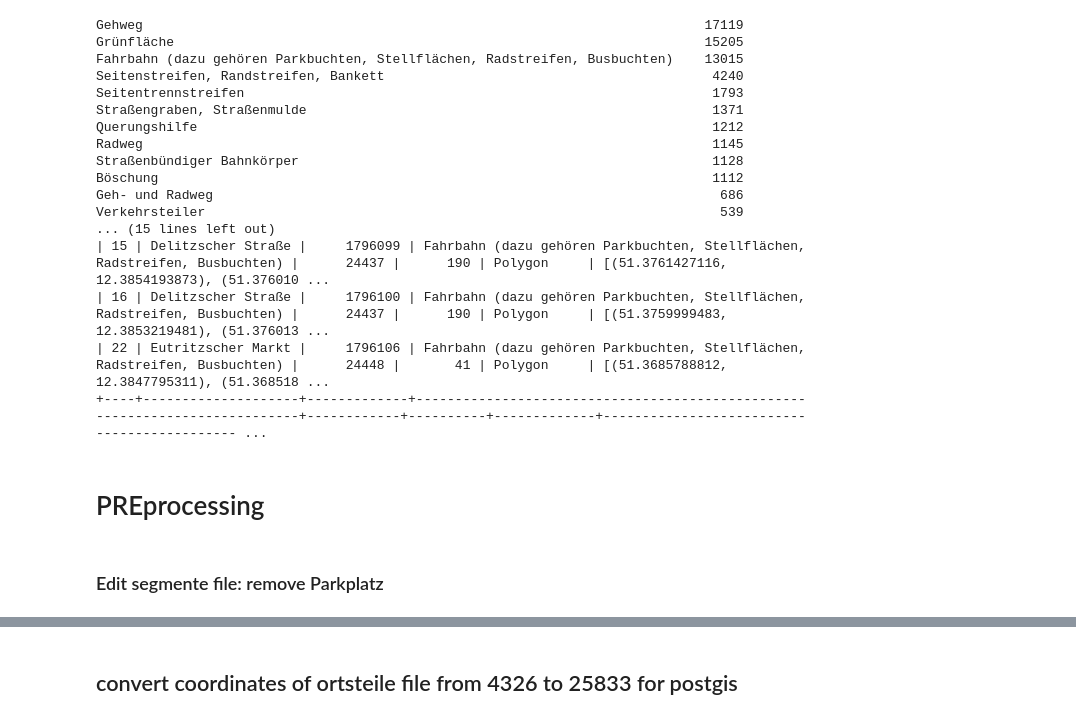
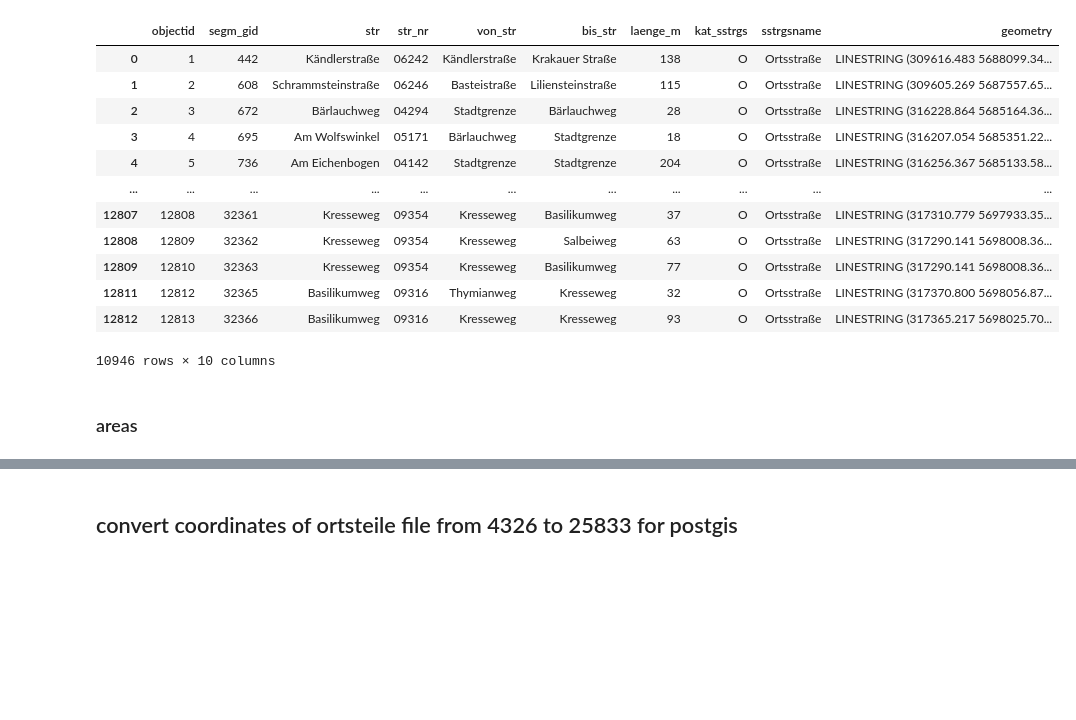
Before and after one commit to aruscha-k/roadside-car-detection, a Jupyter notebook: python-scripts/0_data_sighting_preprocessing.ipynb, the cells around one changed output, grey strips where cells are left out. Cells and saved outputs as stored; diff of their text form; code cells hidden in the pictures; blank space fills up the shorter version.

```diff
--- a/python-scripts/0_data_sighting_preprocessing.ipynb
+++ b/python-scripts/0_data_sighting_preprocessing.ipynb
@@ -180,0 +209,4 @@ Name: sstrgsname, dtype: int64
+# %%
+segments_gdf = gpd.read_file(segments_file, driver="GeoJSON")
+print("Coordinate Reference System (CRS):", segments_gdf.crs)
+print(segments_gdf.columns)
@@ -181 +221,27 @@ Name: sstrgsname, dtype: int64
+# %%
+columns = ['objectid', 'segm_gid', 'str', 'str_nr', 'von_str', 'bis_str', 'laenge_m', 'kat_sstrgs', 'sstrgsname', 'geometry']
+
+# convert coords
+#segments_clipped_gdf = segments_clipped_gdf.to_crs(epsg=25833)
+segments_gdf = segments_gdf[columns]
+
+# remove parkplatz
+segments_gdf = segments_gdf.loc[(segments_gdf['sstrgsname'] == "Ortsstraße") | (segments_gdf['sstrgsname'] == "Bundesstraße") | (segments_gdf['sstrgsname'] == "Kreisstraße")  | (segments_gdf['sstrgsname'] == "Staatsstraße")]
+segments_gdf
+# %% [output]
+|  | objectid | segm_gid | str | str_nr | von_str | bis_str | laenge_m | kat_sstrgs | sstrgsname | geometry |
+| 0 | 1 | 442 | Kändlerstraße | 06242 | Kändlerstraße | Krakauer Straße | 138 | O | Ortsstraße | LINESTRING (309616.483 5688099.34... |
+| 1 | 2 | 608 | Schrammsteinstraße | 06246 | Basteistraße | Liliensteinstraße | 115 | O | Ortsstraße | LINESTRING (309605.269 5687557.65... |
+| 2 | 3 | 672 | Bärlauchweg | 04294 | Stadtgrenze | Bärlauchweg | 28 | O | Ortsstraße | LINESTRING (316228.864 5685164.36... |
+| 3 | 4 | 695 | Am Wolfswinkel | 05171 | Bärlauchweg | Stadtgrenze | 18 | O | Ortsstraße | LINESTRING (316207.054 5685351.22... |
+| 4 | 5 | 736 | Am Eichenbogen | 04142 | Stadtgrenze | Stadtgrenze | 204 | O | Ortsstraße | LINESTRING (316256.367 5685133.58... |
+| ... | ... | ... | ... | ... | ... | ... | ... | ... | ... | ... |
+| 12807 | 12808 | 32361 | Kresseweg | 09354 | Kresseweg | Basilikumweg | 37 | O | Ortsstraße | LINESTRING (317310.779 5697933.35... |
+| 12808 | 12809 | 32362 | Kresseweg | 09354 | Kresseweg | Salbeiweg | 63 | O | Ortsstraße | LINESTRING (317290.141 5698008.36... |
+| 12809 | 12810 | 32363 | Kresseweg | 09354 | Kresseweg | Basilikumweg | 77 | O | Ortsstraße | LINESTRING (317290.141 5698008.36... |
+| 12811 | 12812 | 32365 | Basilikumweg | 09316 | Thymianweg | Kresseweg | 32 | O | Ortsstraße | LINESTRING (317370.800 5698056.87... |
+| 12812 | 12813 | 32366 | Basilikumweg | 09316 | Kresseweg | Kresseweg | 93 | O | Ortsstraße | LINESTRING (317365.217 5698025.70... |
+10946 rows × 10 columns
+# %% [markdown]
+### areas
 # %%
@@ -218,40 +285,3 @@ def write_area_to_Json(area_df):
                 }
         feature_list.append(feature)
     return feature_list
-# %%
-area_file = '/Users/aruscha/Documents/cut-parkplatz-neu/datasets/complete/leipzig_verkehrsflaechen_breite_gdi_merged_20230504.json'
-
-with open(area_file, 'rb') as f2:
-    area_json = json.load(f2)
-
-    #extract segments
-area_df = extract_area_data(area_json)
-print(area_df['stsa_text'].value_counts())
-
-
-
-area_df = area_df.loc[area_df['stsa_text'].str.contains("Fahrbahn")]
-print(len(area_df))
-print(tabulate(area_df.head(), headers='keys', tablefmt='psql'))
-# %% [output]
-Gehweg                                                                        17119
-Grünfläche                                                                    15205
-Fahrbahn (dazu gehören Parkbuchten, Stellflächen, Radstreifen, Busbuchten)    13015
-Seitenstreifen, Randstreifen, Bankett                                          4240
-Seitentrennstreifen                                                            1793
-Straßengraben, Straßenmulde                                                    1371
-Querungshilfe                                                                  1212
-Radweg                                                                         1145
-Straßenbündiger Bahnkörper                                                     1128
-Böschung                                                                       1112
-Geh- und Radweg                                                                 686
-Verkehrsteiler                                                                  539
-... (15 lines left out)
-| 15 | Delitzscher Straße |     1796099 | Fahrbahn (dazu gehören Parkbuchten, Stellflächen, Radstreifen, Busbuchten) |      24437 |      190 | Polygon     | [(51.3761427116, 12.3854193873), (51.376010 ...
-| 16 | Delitzscher Straße |     1796100 | Fahrbahn (dazu gehören Parkbuchten, Stellflächen, Radstreifen, Busbuchten) |      24437 |      190 | Polygon     | [(51.3759999483, 12.3853219481), (51.376013 ...
-| 22 | Eutritzscher Markt |     1796106 | Fahrbahn (dazu gehören Parkbuchten, Stellflächen, Radstreifen, Busbuchten) |      24448 |       41 | Polygon     | [(51.3685788812, 12.3847795311), (51.368518 ...
-+----+--------------------+-------------+----------------------------------------------------------------------------+------------+----------+-------------+-------------------------------------------- ...
-# %% [markdown]
-# PREprocessing
-# %% [markdown]
-### Edit segmente file: remove Parkplatz
```
Also changed, not shown: parts of 34 cells of this notebook.
